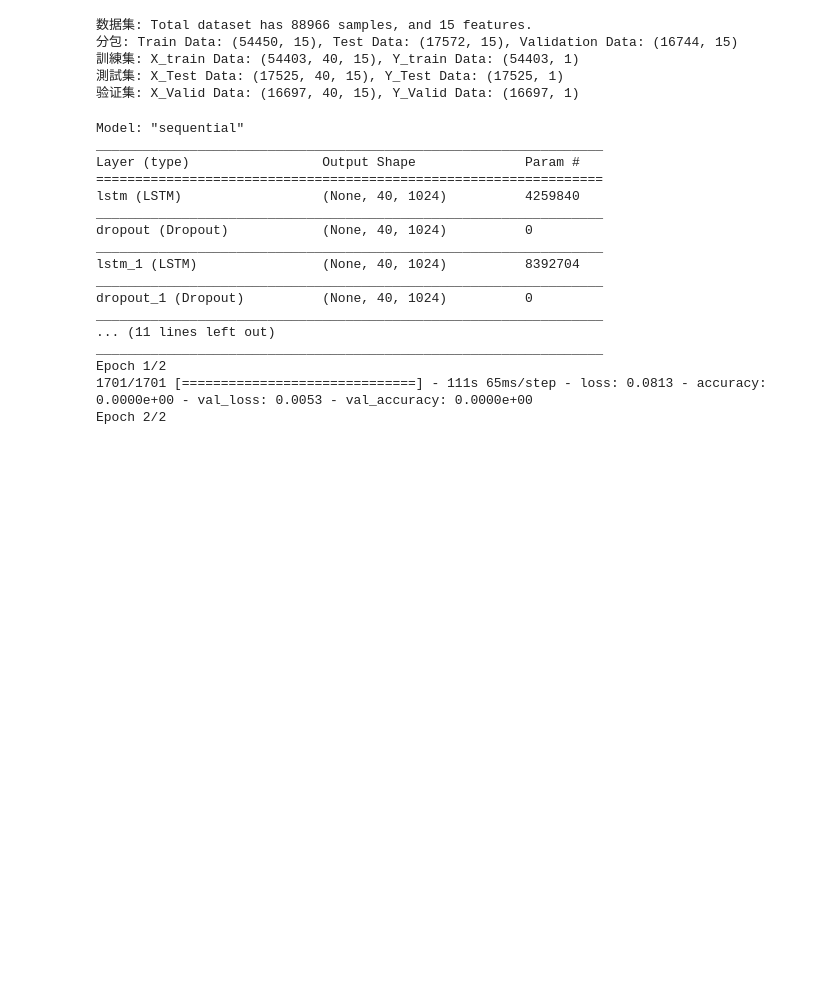
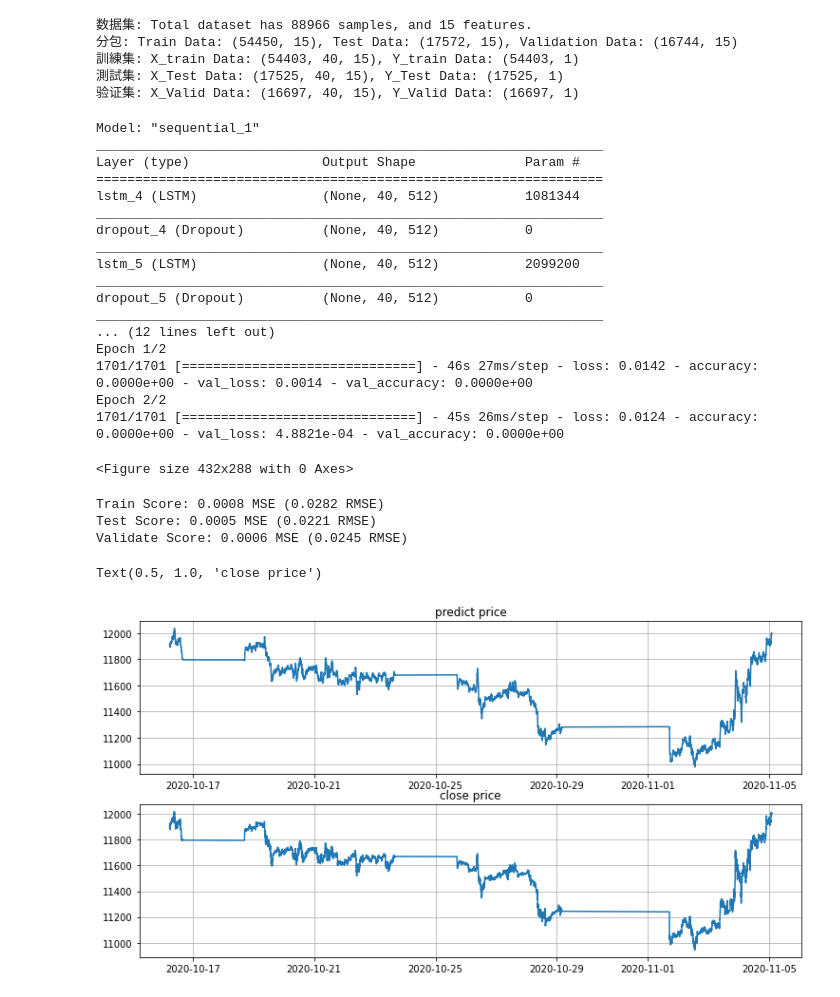
Before and after one commit to webclinic017/dbpower-machine-learning-project, a Jupyter notebook: nq.ipynb, the cells around one changed output. Drawn from its saved outputs; the diff is of its cells as text; code cells hidden in the pictures; blank space fills up the shorter version.

```diff
--- a/nq.ipynb
+++ b/nq.ipynb
@@ -235,7 +238,7 @@ print('验证集: X_Valid Data: {}, Y_Valid Data: {}'.format(x_valid.shape, y_va
 # 6.1.1 模型参数
 batch_size = 32
 epochs = 2
-units = 1024
+units = 512
 verbose = 1
 no_batches = x_train.shape[0]
 timesteps = x_train.shape[1]
@@ -279,23 +282,23 @@ history_model = model.fit(x_train, y_train, batch_size=batch_size, epochs=epochs
 model_path = "./saved_model/"+prefix+"-"+cur_time+".h5"
 model.save(model_path)
 # %% [output]
-Model: "sequential"
+Model: "sequential_1"
 _________________________________________________________________
 Layer (type)                 Output Shape              Param #
 =================================================================
-lstm (LSTM)                  (None, 40, 1024)          4259840
+lstm_4 (LSTM)                (None, 40, 512)           1081344
 _________________________________________________________________
-dropout (Dropout)            (None, 40, 1024)          0
+dropout_4 (Dropout)          (None, 40, 512)           0
 _________________________________________________________________
-lstm_1 (LSTM)                (None, 40, 1024)          8392704
+lstm_5 (LSTM)                (None, 40, 512)           2099200
 _________________________________________________________________
-dropout_1 (Dropout)          (None, 40, 1024)          0
+dropout_5 (Dropout)          (None, 40, 512)           0
 _________________________________________________________________
-... (11 lines left out)
-_________________________________________________________________
+... (12 lines left out)
 Epoch 1/2
-1701/1701 [==============================] - 111s 65ms/step - loss: 0.0813 - accuracy: 0.0000e+00 - val_loss: 0.0053 - val_accuracy: 0.0000e+00
+1701/1701 [==============================] - 46s 27ms/step - loss: 0.0142 - accuracy: 0.0000e+00 - val_loss: 0.0014 - val_accuracy: 0.0000e+00
 Epoch 2/2
+1701/1701 [==============================] - 45s 26ms/step - loss: 0.0124 - accuracy: 0.0000e+00 - val_loss: 4.8821e-04 - val_accuracy: 0.0000e+00
 # %%
 # 7.1 visualize loss
 keys = list(history_model.history.keys())
@@ -327,6 +330,8 @@ plt.tight_layout()
 plt.grid()
 plt.savefig('./data/img-nq/results/'+cur_time+'-accuracy')
 plt.clf()
+# %% [output]
+<Figure size 432x288 with 0 Axes>
 # %%
 # 8.0 evaluate
 train_score = model.evaluate(x_train, y_train, verbose=0)
@@ -335,41 +340,48 @@ test_score = model.evaluate(x_test, y_test, verbose=0)
 print('Test Score: %.4f MSE (%.4f RMSE)' % (test_score[0], math.sqrt(test_score[0])))
 valid_score = model.evaluate(x_valid, y_valid, verbose=0)
 print('Validate Score: %.4f MSE (%.4f RMSE)' % (valid_score[0], math.sqrt(valid_score[0])))
+# %% [output]
+Train Score: 0.0008 MSE (0.0282 RMSE)
+Test Score: 0.0005 MSE (0.0221 RMSE)
+Validate Score: 0.0006 MSE (0.0245 RMSE)
 # %%
 # 9.0 prediction
 predict1 = model.predict(x_valid)
 
 # 9.1 inverse
 len_shape_y = x_valid.shape[2]-1
 fill_list = list(repeat(0, len_shape_y))
 predict2 = [[v[0]] + fill_list for v in predict1]
 close2 = [[v[0]] + fill_list for v in y_valid]
 
 predict3 = min_max_scaler.inverse_transform(predict2)
 close3 = min_max_scaler.inverse_transform(close2)
 
 predict4 = [v[0] for v in predict3]
 close4 = [v[0] for v in close3]
 
 # 9.3 % change
-df9 = pd.DataFrame({'predict_price': predict4, 'close_price': close4})
+df9 = pd.DataFrame({'predict_close': predict4, 'real_close': close4})
 df9.index = validation_data.tail(df9.shape[0]).index
 df10 = df9.pct_change(fill_method ='ffill')
-df10 = df10.rename(columns={"predict_price": "predict_preice_pct", "close_price": "close_price_pct"})
+df10 = df10.rename(columns={"predict_close": "predict_close_pct", "real_close": "real_close_pct"})
 df10 = df10.round(8)
 df11 = pd.concat([df10, df9], axis=1)
 
 # 9.4 save
 path_data = os.path.abspath(os.path.join('data', 'nq', 'nq-prediction.csv'))
 if os.path.exists(path_data):
     os.remove(path_data)
-df11.to_csv(path_data)
+df9.to_csv(path_data)
 
 fig, axs = plt.subplots(2)
 fig.set_size_inches(12.5, 6.5)
-axs[0].plot(df11.index, df11['predict_price'])
-axs[1].plot(df11.index, df11['close_price'])
+axs[0].plot(df11.index, df11['predict_close'])
+axs[1].plot(df11.index, df11['real_close'])
 axs[0].grid(True)
 axs[1].grid(True)
 axs[0].set_title('predict price')
 axs[1].set_title('close price')
+# %% [output]
+Text(0.5, 1.0, 'close price')
+[figure, added]
```
Also changed, not shown: parts of 1 cell of this notebook, 1 other file.
